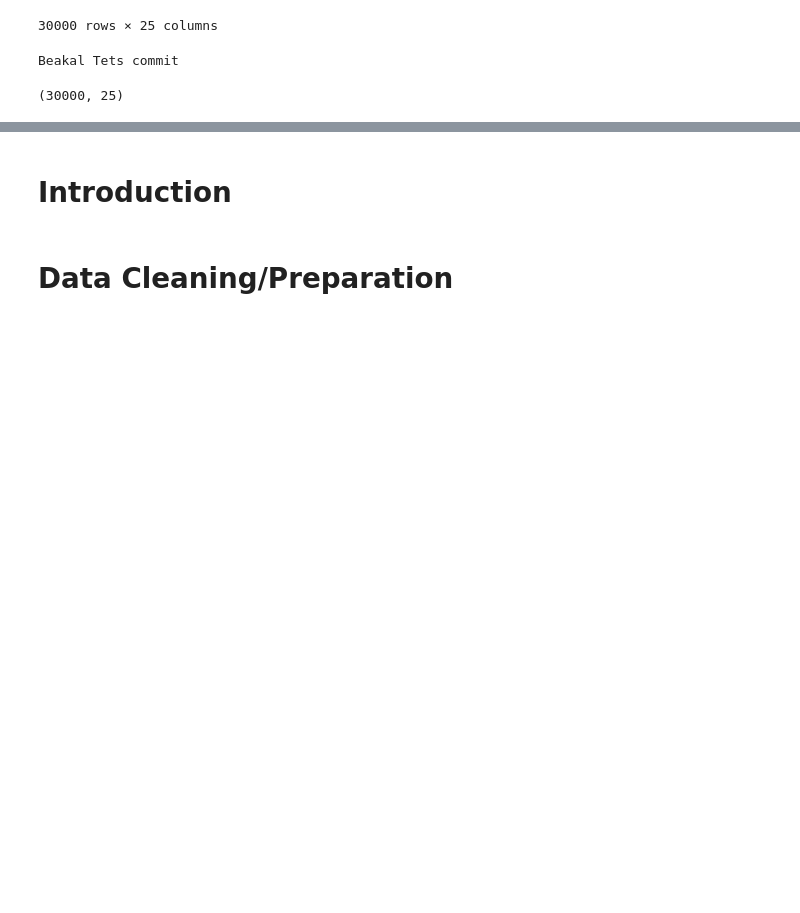
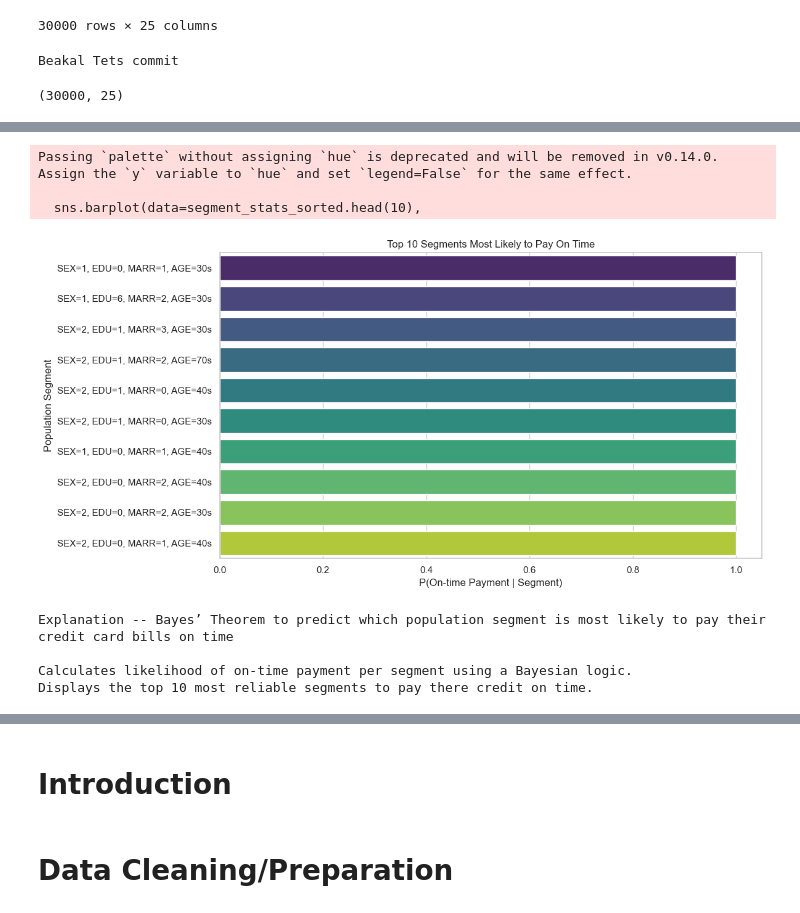
Before and after one commit to MaximeBoulat/AAI500-TeamProject, a Jupyter notebook: TeamProject.ipynb, the cells around one changed output, grey strips where cells are left out. Drawn from its saved outputs; the diff is of its cells as text; code cells hidden in the pictures; blank space fills up the shorter version.

Commit message:
Added my data anlysis and new codes

```diff
--- a/TeamProject.ipynb
+++ b/TeamProject.ipynb
@@ -33,0 +101,65 @@ df.shape
+# %%
+import pandas as pd
+import matplotlib.pyplot as plt
+import seaborn as sns
+
+# Load dataset
+df = pd.read_csv('Datasets/Credit.csv')
+df = df.drop(columns=["ID"])
+
+# Create AGE groups
+age_bins = [20, 30, 40, 50, 60, 70, 80]
+age_labels = ['20s', '30s', '40s', '50s', '60s', '70s']
+df['AGE_GROUP'] = pd.cut(df['AGE'], bins=age_bins, labels=age_labels, right=False)
+
+# Define population segments
+segment_columns = ['SEX', 'EDUCATION', 'MARRIAGE', 'AGE_GROUP']
+segment_group = df.groupby(segment_columns)
+
+# Count total and on-time payments per segment
+segment_stats = segment_group['default payment next month'].agg(
+    total='count',
+    on_time=lambda x: (x == 0).sum()
+).reset_index()
+
+# Calculate P(On-time | Segment)
+segment_stats['P_on_time_given_segment'] = segment_stats['on_time'] / segment_stats['total']
+
+# Sort segments by highest probability
+segment_stats_sorted = segment_stats.sort_values(by='P_on_time_given_segment', ascending=False)
+
+# Create readable segment labels
+segment_stats_sorted['Segment'] = (
+    "SEX=" + segment_stats_sorted['SEX'].astype(str) +
+    ", EDU=" + segment_stats_sorted['EDUCATION'].astype(str) +
+    ", MARR=" + segment_stats_sorted['MARRIAGE'].astype(str) +
+    ", AGE=" + segment_stats_sorted['AGE_GROUP'].astype(str)
+)
+
+# Plot top 10 segments
+plt.figure(figsize=(12, 6))
+sns.barplot(data=segment_stats_sorted.head(10),
+            x='P_on_time_given_segment',
+            y='Segment',
+            palette='viridis')
+plt.xlabel("P(On-time Payment | Segment)")
+plt.ylabel("Population Segment")
+plt.title("Top 10 Segments Most Likely to Pay On Time")
+plt.tight_layout()
+plt.show()
+
+
+# Printing my explanation
+print("Explanation -- Bayes’ Theorem to predict which population segment is most likely to pay their credit card bills on time")
+print()
+print("Calculates likelihood of on-time payment per segment using a Bayesian logic.")
+print("Displays the top 10 most reliable segments to pay there credit on time.")
+# %% [output]
+Passing `palette` without assigning `hue` is deprecated and will be removed in v0.14.0. Assign the `y` variable to `hue` and set `legend=False` for the same effect.
+
+  sns.barplot(data=segment_stats_sorted.head(10),
+[figure, added]
+Explanation -- Bayes’ Theorem to predict which population segment is most likely to pay their credit card bills on time
+
+Calculates likelihood of on-time payment per segment using a Bayesian logic.
+Displays the top 10 most reliable segments to pay there credit on time.
```
Also changed, not shown: parts of 5 cells of this notebook.
